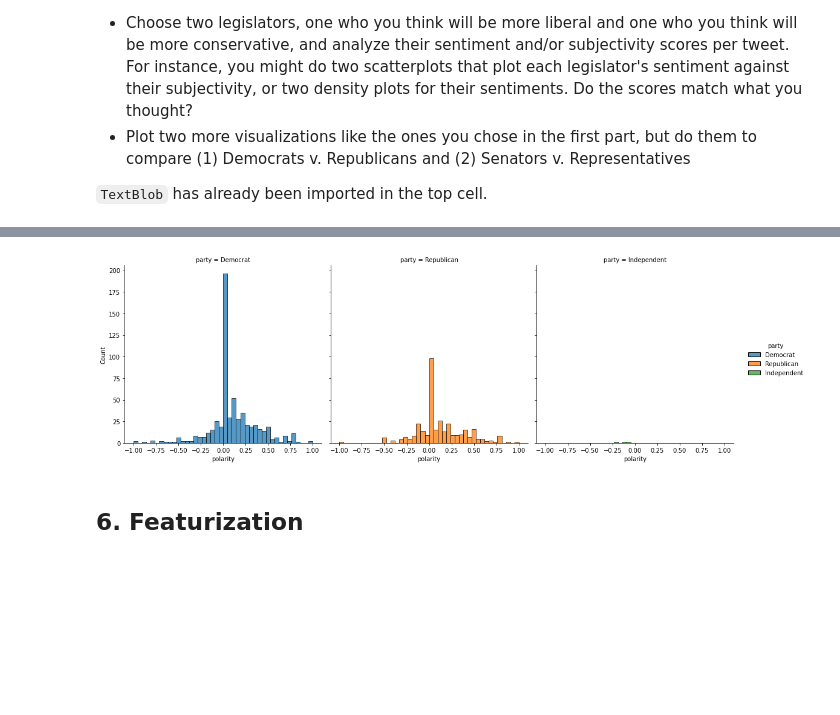
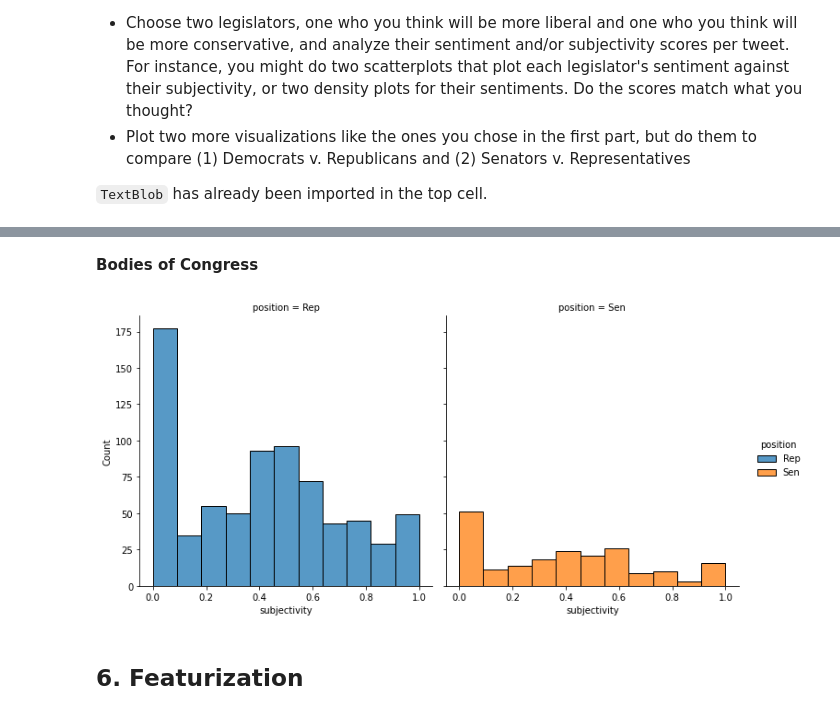
Before and after one commit to shrutibathia/project5, a Jupyter notebook: Project 5 Group 3.ipynb, the cells around one changed output, grey strips where cells are left out. Saved outputs shown, nothing was run; the diff lists cells and outputs as text; code cells hidden in the pictures; blank space fills up the shorter version.

Commit message:
Adding code for the EDA and sentiment analysis

```diff
--- a/Project 5 Group 3.ipynb
+++ b/Project 5 Group 3.ipynb
@@ -102,12 +108,13 @@ congress_tweets["deEmojify"] = congress_tweets["deEmojify"].str.replace('•',''
 # %%
 def rem_punc_stop(text):
     stop_words = STOP_WORDS
-    nlp.Defaults.stop_words |= {"amp", "RT", "today"}
+    nlp.Defaults.stop_words |= {"amp", "RT", "today", "rt", "Today"}
     punc = set(punctuation)
 
     punc_free = "".join([ch for ch in text if ch not in punc])
 
     doc = nlp(punc_free)
+
 
     spacy_words = [token.text for token in doc]
 
@@ -117,7 +124,7 @@ def rem_punc_stop(text):
 
     return no_punc
 # %%
-congress_tweets['tokens'] = congress_tweets['deEmojify'].map(lambda x: rem_punc_stop(x))
+congress_tweets['tokens'] = congress_tweets['text_deEmojify'].map(lambda x: rem_punc_stop(x))
 congress_tweets['tokens']
 # %% [output]
 217331    [Thank, testifying, Mr, Blake, QT, JRBlake, Re...
@@ -149,8 +179,8 @@ plt.show()
 # %% [markdown]
 ### EDA 2: Length and Word Count
 # %%
-congress_tweets['tweet_len'] = congress_tweets['deEmojify'].apply(len)
-congress_tweets['word_count'] = congress_tweets['deEmojify'].apply(lambda x: len(str(x).split()))
+congress_tweets['tweet_len'] = congress_tweets['text_deEmojify'].apply(len)
+congress_tweets['word_count'] = congress_tweets['text_deEmojify'].apply(lambda x: len(str(x).split()))
 # %%
 sns.displot(congress_tweets, x="tweet_len")
 plt.show()
@@ -194,0 +467,2 @@ plt.show()
+# %%
+congress_tweets['subjectivity'] = congress_tweets['tokens'].map(lambda text: TextBlob(text).sentiment.subjectivity)
@@ -195,8 +477,10 @@ plt.show()
+# %% [markdown]
+**Bodies of Congress**
 # %%
-sns.displot(congress_tweets, x="polarity", hue = "party", col = "party")
+sns.displot(congress_tweets, x="subjectivity", hue = "position", col = "position")
 plt.show()
 # %% [output]
-[figure, old version]
+[figure, new version]
 # %% [markdown]
 ## 6. Featurization
 # %% [markdown]
```
Also changed, not shown: parts of 57 cells of this notebook, 1 other file.
